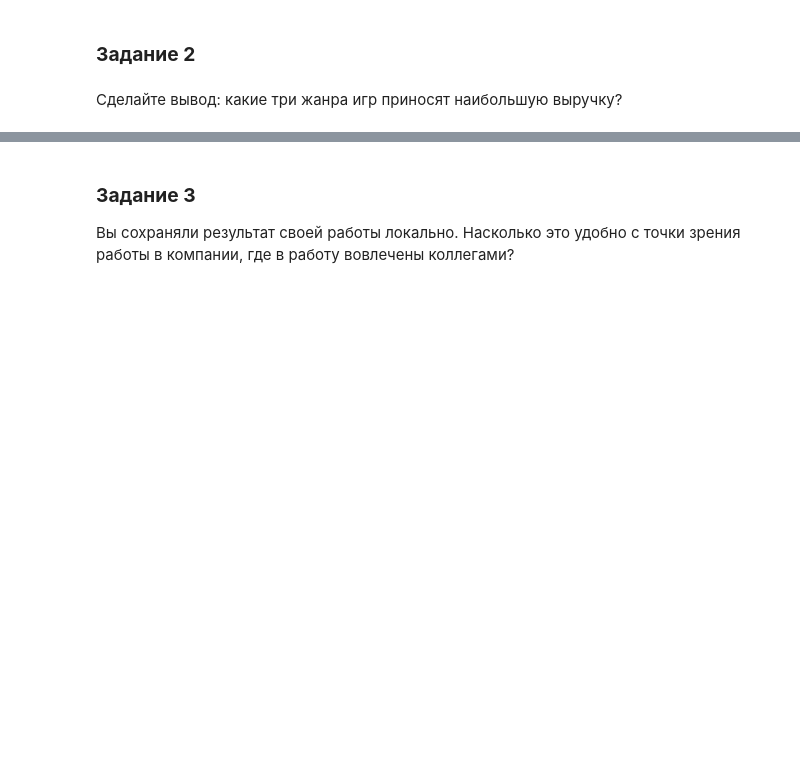
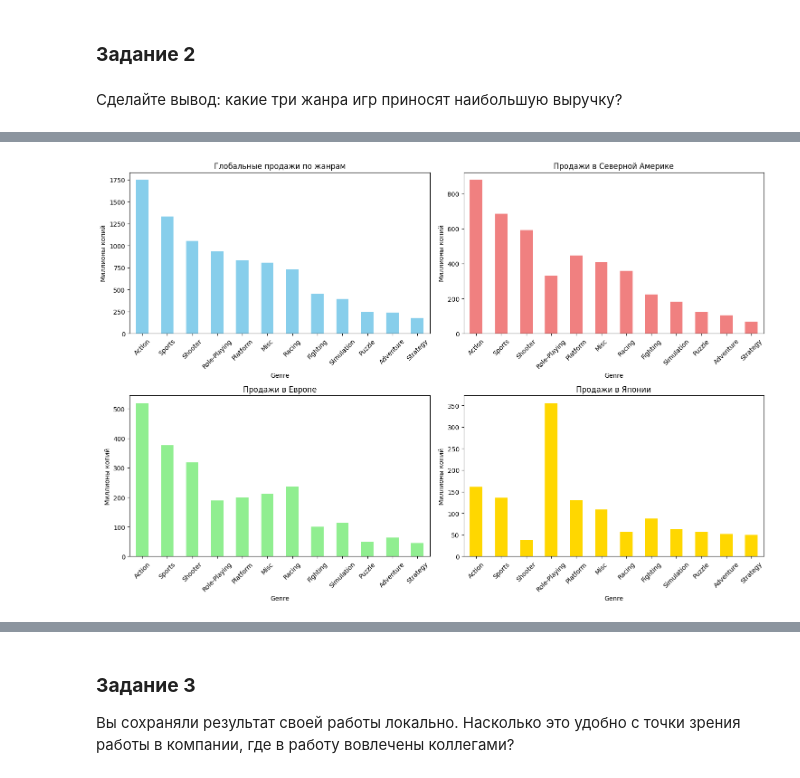
Before and after one commit to anyatrs/-, a Jupyter notebook: HW1_Тарасова.ipynb, the cells around one changed output, grey strips where cells are left out. Cells and saved outputs as stored; diff of their text form; code cells hidden in the pictures; blank space fills up the shorter version.

```diff
--- a/HW1_Тарасова.ipynb
+++ b/HW1_Тарасова.ipynb
@@ -117,0 +225,36 @@ videogames_dataset.head()
+# %%
+#Визуализация результатов
+plt.figure(figsize=(15, 10))
+
+#Глобальные продажи
+plt.subplot(2, 2, 1)
+genre_analysis['Global_Sales'].plot(kind='bar', color='skyblue')
+plt.title('Глобальные продажи по жанрам')
+plt.ylabel('Миллионы копий')
+plt.xticks(rotation=45)
+
+#Продажи в Северной Америке
+plt.subplot(2, 2, 2)
+genre_analysis['NA_Sales'].plot(kind='bar', color='lightcoral')
+plt.title('Продажи в Северной Америке')
+plt.ylabel('Миллионы копий')
+plt.xticks(rotation=45)
+
+#Продажи в Европе
+plt.subplot(2, 2, 3)
+genre_analysis['EU_Sales'].plot(kind='bar', color='lightgreen')
+plt.title('Продажи в Европе')
+plt.ylabel('Миллионы копий')
+plt.xticks(rotation=45)
+
+#Продажи в Японии
+plt.subplot(2, 2, 4)
+genre_analysis['JP_Sales'].plot(kind='bar', color='gold')
+plt.title('Продажи в Японии')
+plt.ylabel('Миллионы копий')
+plt.xticks(rotation=45)
+
+plt.tight_layout()
+plt.show()
+# %% [output]
+[figure, added]
```
Also changed, not shown: parts of 14 cells of this notebook.
